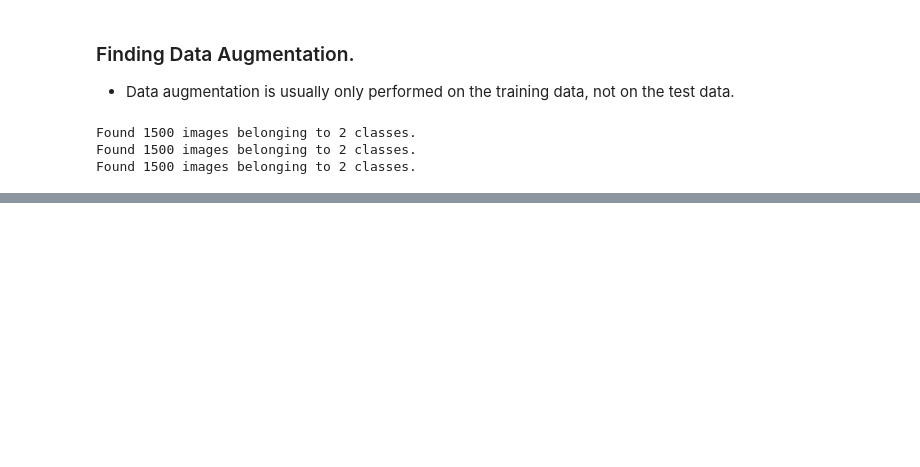
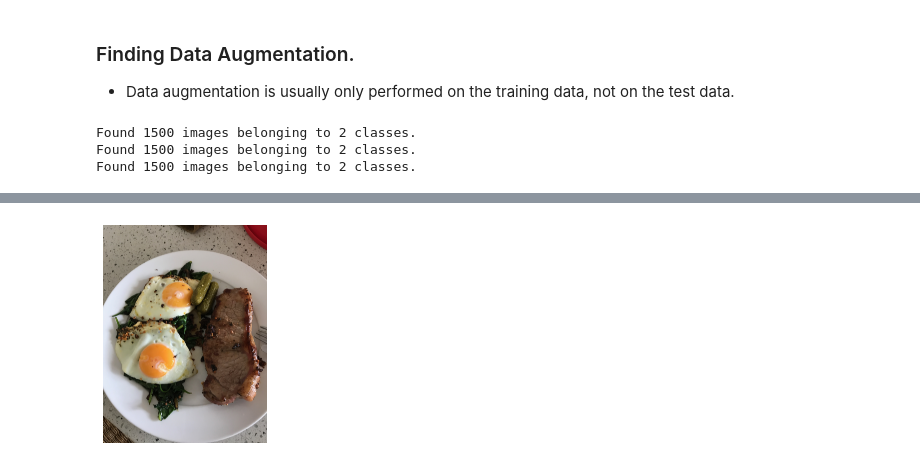
Before and after one commit to DebjitHore/TensorflowDeveloperUdemy, a Jupyter notebook: 03_CNNTensorflow.ipynb, the cells around one changed output, grey strips where cells are left out. Cells and saved outputs as stored; diff of their text form; code cells hidden in the pictures; blank space fills up the shorter version.

```diff
--- a/03_CNNTensorflow.ipynb
+++ b/03_CNNTensorflow.ipynb
@@ -646,0 +671,6 @@ Text(0.5, 1.0, 'Loss/Accuracy information')
+# %%
+steak= mpimg.imread('03-steak.jpeg')
+plt.imshow(steak)
+plt.axis(False);
+# %% [output]
+[figure, added]
```
Also changed, not shown: parts of 76 cells of this notebook.
